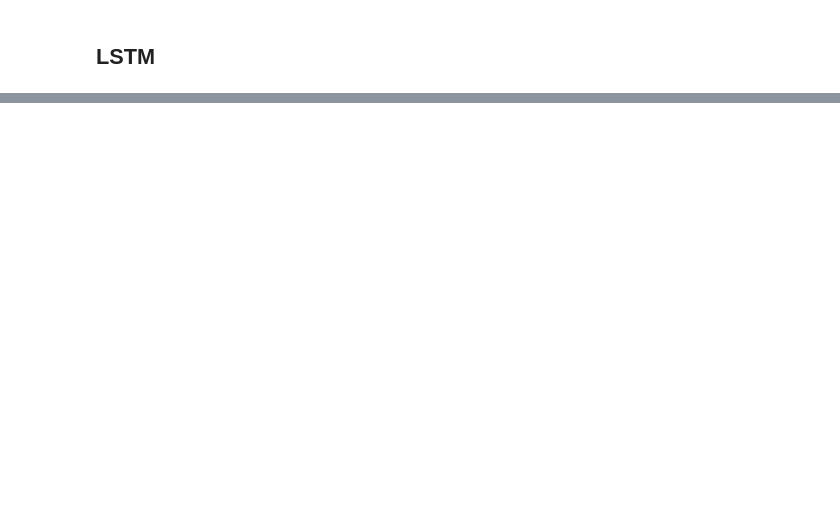
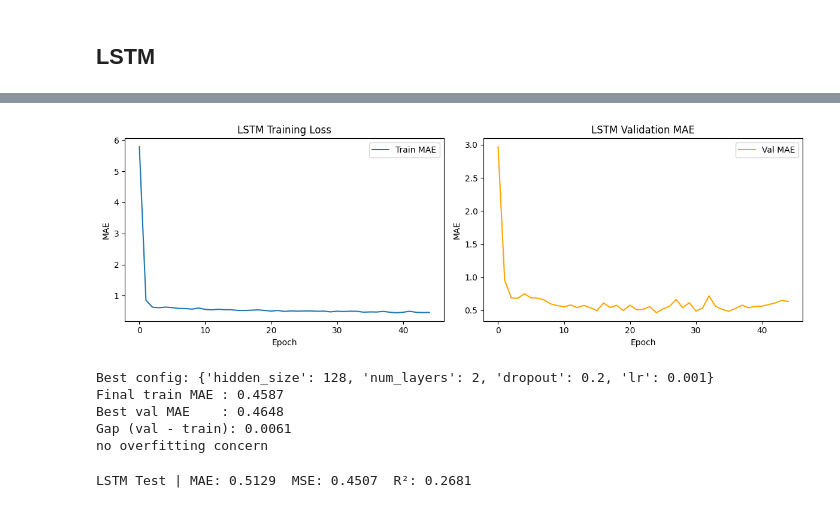
Before and after one commit to myriamth04/Data-Mining, a Jupyter notebook: numerical_prediction.ipynb, the cells around one changed output, grey strips where cells are left out. Drawn from its saved outputs; the diff is of its cells as text; code cells hidden in the pictures; blank space fills up the shorter version.

```diff
--- a/numerical_prediction.ipynb
+++ b/numerical_prediction.ipynb
@@ -428,0 +363,20 @@ Final LSTM | Test MAE: 0.5018 | Test MSE: 0.4364
+# %%
+n_samples, n_steps, n_feats = X_train_lstm.shape
+flat = X_train_lstm.reshape(-1, n_feats)
+mu  = flat.mean(axis=0)
+std = flat.std(axis=0)
+std[std == 0] = 1
+
+X_tr_norm = ((X_train_lstm.reshape(-1, n_feats) - mu) / std).reshape(n_samples, n_steps, n_feats)
+X_te_norm = ((X_test_lstm.reshape(-1, n_feats)  - mu) / std).reshape(-1, n_steps, n_feats)
+
+# Validation: last 15% of training data
+val_size = int(n_samples * 0.15)
+X_tr_final = X_tr_norm[:-val_size]
+y_tr_final = y_train_lstm[:-val_size]
+X_val = X_tr_norm[-val_size:]
+y_val = y_train_lstm[-val_size:]
+
+print(f"LSTM train : {len(X_tr_final)}")
+print(f"LSTM val   : {len(X_val)}")
+print(f"LSTM test  : {len(X_te_norm)}")
@@ -428,0 +425,60 @@ Final LSTM | Test MAE: 0.5018 | Test MSE: 0.4364
+# %%
+h = best_result["history"]
+
+fig, (ax1, ax2) = plt.subplots(1, 2, figsize=(12, 4))
+
+ax1.plot(h["train_loss"], label="Train MAE")
+ax1.set(xlabel="Epoch", ylabel="MAE", title="LSTM Training Loss")
+ax1.legend()
+
+ax2.plot(h["val_mae"], color="orange", label="Val MAE")
+ax2.set(xlabel="Epoch", ylabel="MAE", title="LSTM Validation MAE")
+ax2.legend()
+
+plt.tight_layout()
+plt.savefig("lstm_training.png", dpi=150, bbox_inches="tight")
+plt.show()
+
+# Overfitting check: compare final train vs val
+print(f"\nBest config: {best_result['config']}")
+print(f"Final train MAE : {h['train_loss'][-1]:.4f}")
+print(f"Best val MAE    : {best_val_mae:.4f}")
+gap = best_val_mae - h["train_loss"][-1]
+print(f"Gap (val - train): {gap:.4f}")
+if gap > 0.15:
+    print("some overfitting present")
+elif gap > 0.05:
+    print("mild overfitting")
+else:
+    print("no overfitting concern")
+# %% [output]
+[figure, added]
+Best config: {'hidden_size': 128, 'num_layers': 2, 'dropout': 0.2, 'lr': 0.001}
+Final train MAE : 0.4587
+Best val MAE    : 0.4648
+Gap (val - train): 0.0061
+no overfitting concern
+# %%
+device = torch.device("cuda" if torch.cuda.is_available() else "cpu")
+best_model = best_result["model"].to(device)
+best_model.eval()
+
+test_loader = DataLoader(
+    MoodDataset(X_te_norm, y_test_lstm), batch_size=64, shuffle=False
+)
+
+preds_list, actuals_list = [], []
+with torch.no_grad():
+    for X_b, y_b in test_loader:
+        preds_list.extend(best_model(X_b.to(device)).cpu().numpy())
+        actuals_list.extend(y_b.numpy())
+
+lstm_preds  = np.array(preds_list)
+lstm_actual = np.array(actuals_list)
+
+lstm_mae = mean_absolute_error(lstm_actual, lstm_preds)
+lstm_mse = mean_squared_error(lstm_actual, lstm_preds)
+lstm_r2  = r2_score(lstm_actual, lstm_preds)
+print(f"LSTM Test | MAE: {lstm_mae:.4f}  MSE: {lstm_mse:.4f}  R²: {lstm_r2:.4f}")
+# %% [output]
+LSTM Test | MAE: 0.5129  MSE: 0.4507  R²: 0.2681
```
Also changed, not shown: parts of 46 cells of this notebook, 10 other files.
